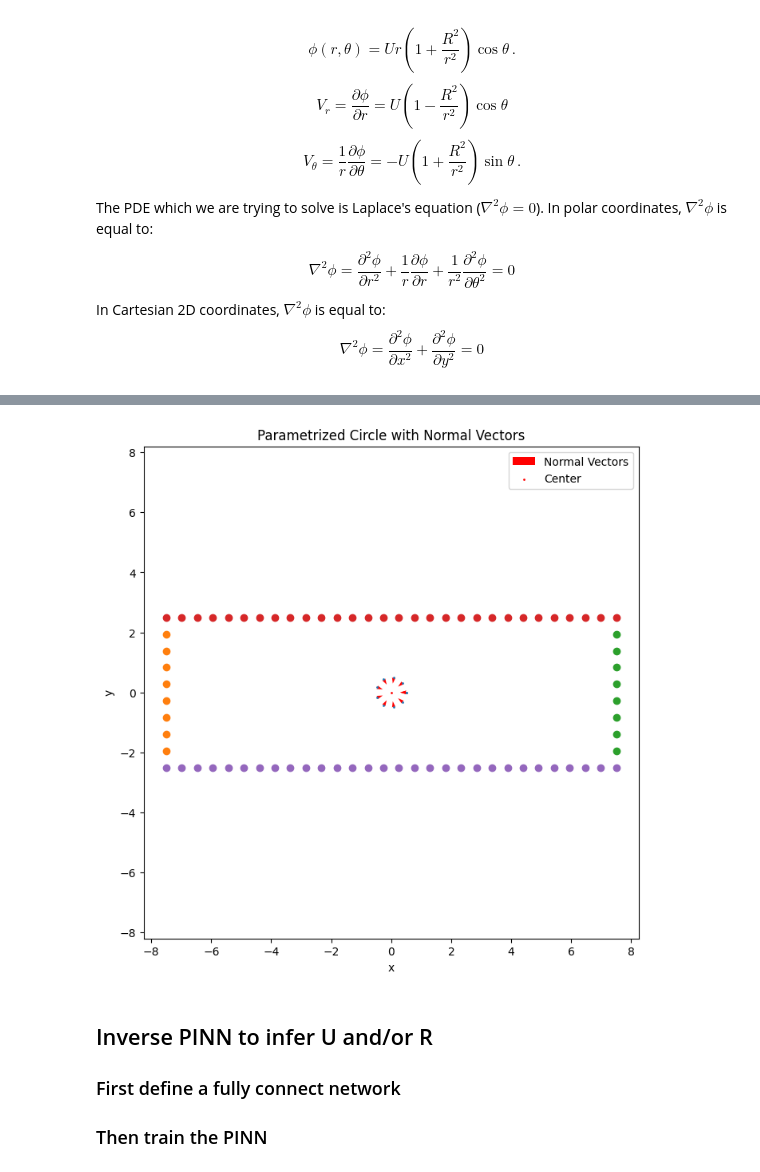
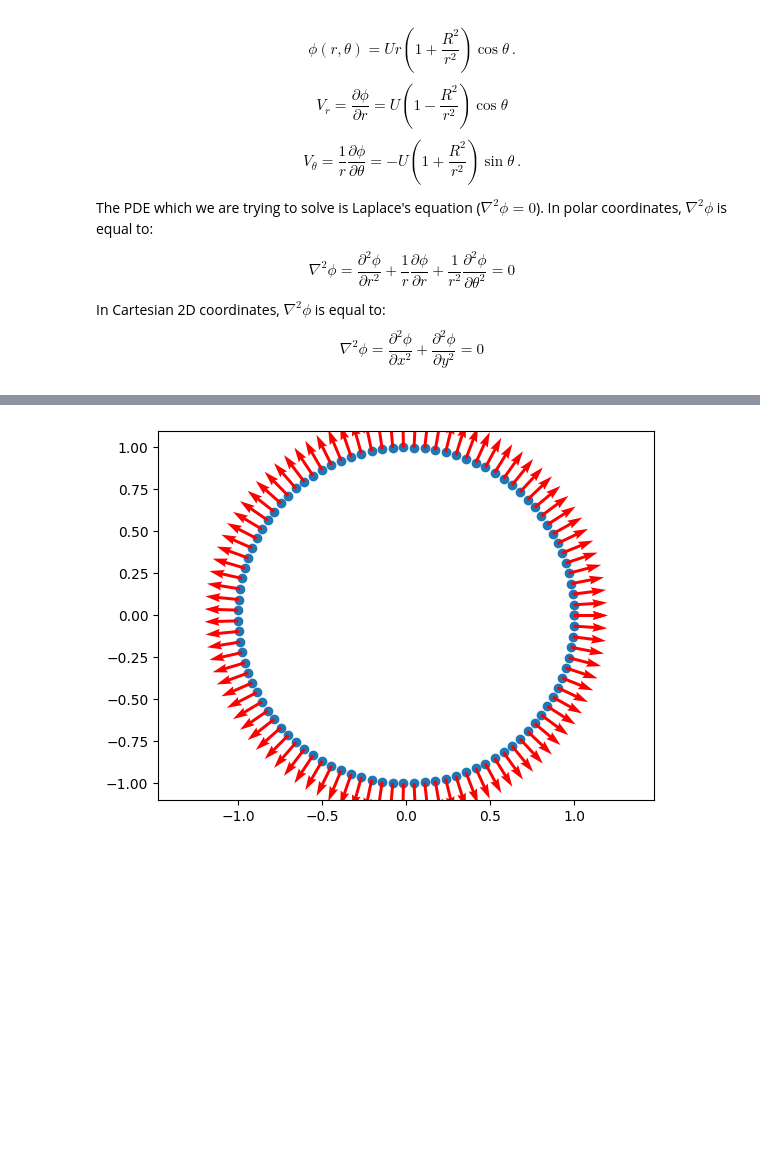
Before and after one commit to ahallback/DTU-PINN-project, a Jupyter notebook: 2D_Potential_Flow_Cylinder ahal.ipynb, the cells around one changed output, grey strips where cells are left out. Drawn from its saved outputs; the diff is of its cells as text; code cells hidden in the pictures; blank space fills up the shorter version.

Commit message:
cylinder with boundary conditions

```diff
--- a/2D_Potential_Flow_Cylinder ahal.ipynb
+++ b/2D_Potential_Flow_Cylinder ahal.ipynb
@@ -133,0 +42,15 @@ def get_channel_boundary(grid):
+# %%
+# Set geometric parameters.
+
+# Grid
+grid_length_x = 10
+grid_length_y = 5
+grid_nr_xs = 100
+grid_nr_ys = 50
+
+# Cylinder
+cylinder_radius = 1
+cylinder_center = (0, 0)
+nr_samples_on_cylinder = 100
+
+make_plots = False
@@ -163,24 +71,0 @@ cylinder_normals = get_cylinder_normals(1, thetas, cylinder_xys)
-# %%
-# Plot the circle and normal vectors
-plt.figure(figsize=(8, 8))
-plt.quiver(cylinder_xys[:, 0], cylinder_xys[:, 1], -cylinder_normals[:, 0], -cylinder_normals[:, 1], color='red', scale=5, scale_units='xy', angles='xy', label='Normal Vectors')
-plt.scatter(*(0,0), color='red', label='Center', s=1)
-plt.title('Parametrized Circle with Normal Vectors')
-plt.xlabel('x')
-plt.ylabel('y')
-plt.legend()
-plt.axis('equal')
-
-plt.scatter(cylinder_xys[:, 0], cylinder_xys[:, 1], s=1)
-plt.scatter(inlet_xys[1:-1, 0], inlet_xys[1:-1, 1]) # Exclude top and bottom points, corresponding to the wall.
-plt.scatter(outlet_xys[1:-1, 0], outlet_xys[1:-1, 1]) # Exclude top and bottom points, corresponding to the wall.
-plt.scatter(left_wall_xys[:, 0], left_wall_xys[:, 1])
-plt.scatter(right_wall_xys[:, 0], right_wall_xys[:, 1])
-plt.show()
-# %% [output]
-[figure, removed]
-# %% [markdown]
-## Inverse PINN to infer U and/or R
-
-### First define a fully connect network
-### Then train the PINN
@@ -186,0 +75,10 @@ plt.show()
+# %%
+# Sample cylinder boundary.
+cylinder_boundary_xs, cylinder_boundary_ys, cylinder_normals = sample_cylinder_boundary_and_compute_normals(
+    cylinder_center,
+    cylinder_radius,
+    nr_samples_on_cylinder,
+    True
+)
+# %% [output]
+[figure, added]
```
Also changed, not shown: parts of 25 cells of this notebook.
